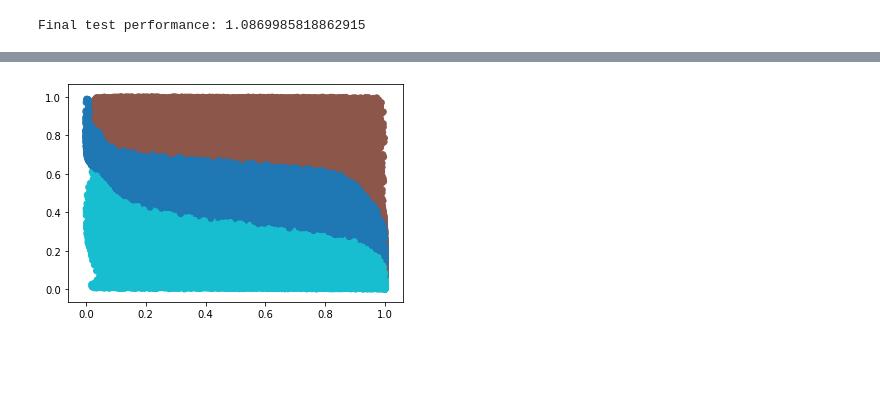
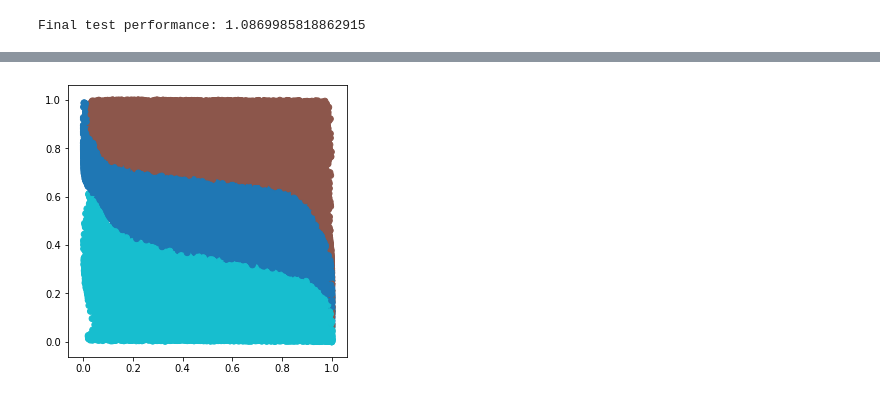
Before and after one commit to aliscafo/deep-unsupervised-learning-2019, a Jupyter notebook: hw2/task1.ipynb, the cells around one changed output, grey strips where cells are left out. Saved outputs shown, nothing was run; the diff lists cells and outputs as text; code cells hidden in the pictures; blank space fills up the shorter version.

```diff
--- a/hw2/task1.ipynb
+++ b/hw2/task1.ipynb
@@ -517,7 +519,8 @@ plt.show()
 # %%
 z2, z1, cs = model(torch.from_numpy(X).float().cuda())
 res = z2.detach().data.cpu().data.numpy()
+plt.figure(figsize=(5, 5))
 plt.scatter(res[:, 0], res[:, 1], c=y, cmap="tab10")
 plt.show()
 # %% [output]
-[figure, old version]
+[figure, new version]
```
Also changed, not shown: parts of 2 cells of this notebook.
